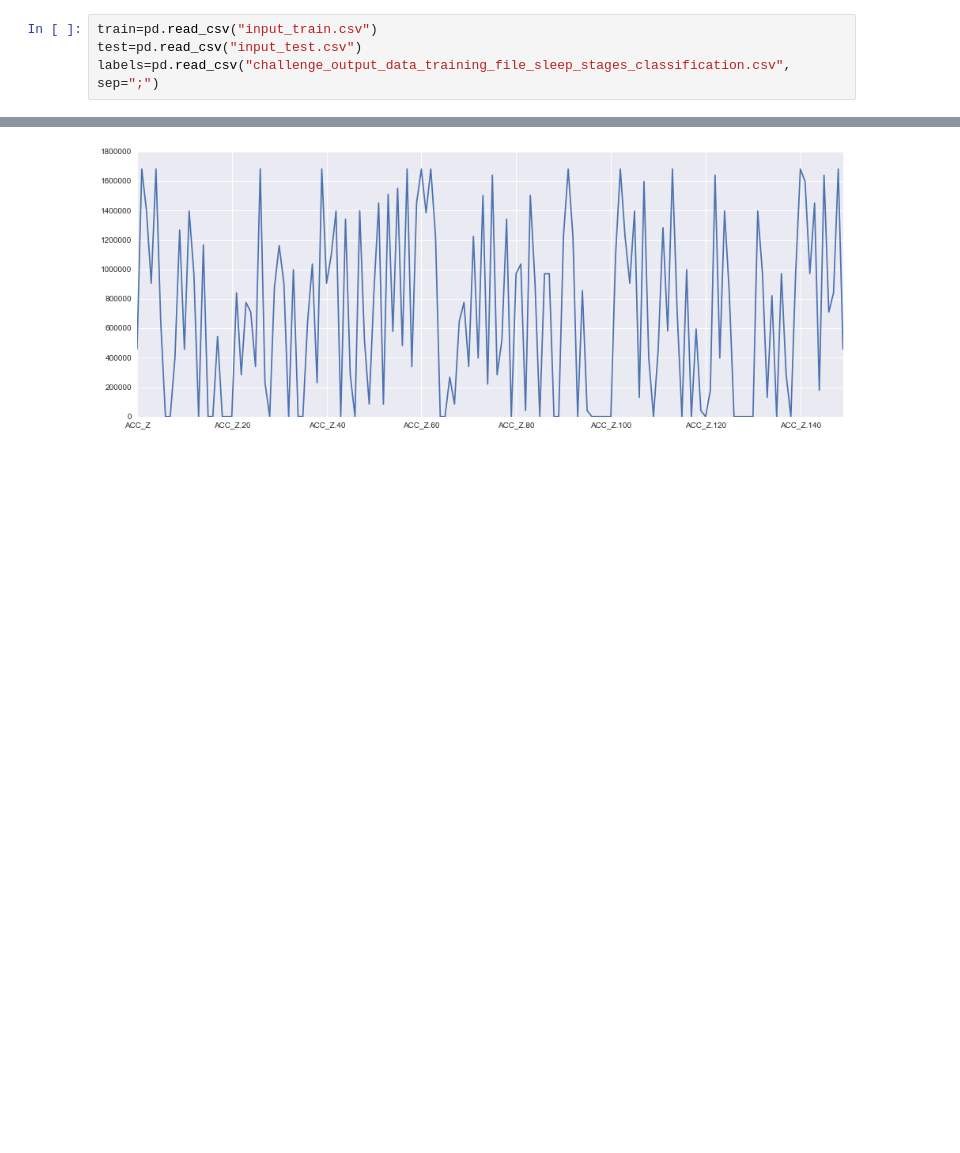
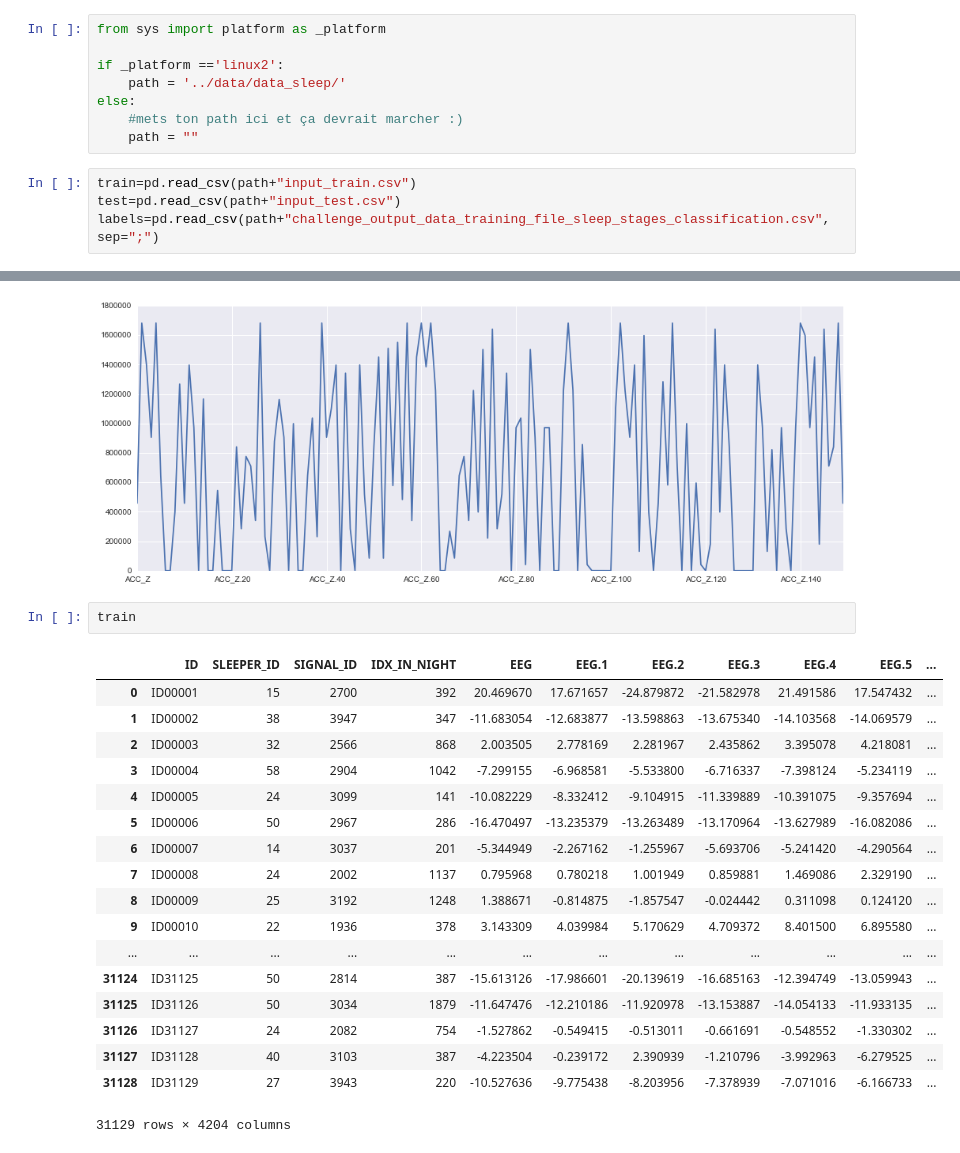
Before and after one commit to sofcalca/sleep, a Jupyter notebook: Exploratory_file.ipynb, the cells around one changed output, grey strips where cells are left out. Cells and saved outputs as stored; diff of their text form; blank space fills up the shorter version.

Commit message:
paths

```diff
--- a/Exploratory_file.ipynb
+++ b/Exploratory_file.ipynb
@@ -3,10 +3,18 @@ import pandas as pd
 import matplotlib.pyplot as plt
 import seaborn as sns; sns.set()
 import numpy as np
+# %%
+from sys import platform as _platform
+
+if _platform =='linux2':
+    path = '../data/data_sleep/'
+else:
+    #mets ton path ici et ça devrait marcher :)
+    path = ""
 # %%
-train=pd.read_csv("input_train.csv")
-test=pd.read_csv("input_test.csv")
-labels=pd.read_csv("challenge_output_data_training_file_sleep_stages_classification.csv", sep=";")
+train=pd.read_csv(path+"input_train.csv")
+test=pd.read_csv(path+"input_test.csv")
+labels=pd.read_csv(path+"challenge_output_data_training_file_sleep_stages_classification.csv", sep=";")
 # %%
 labels=labels.set_index("ID")
 # %%
@@ -130,3 +138,24 @@ train.loc[0,train.columns.map(lambda x: x[:5]) == "ACC_Z"].plot(figsize=(16,6))
 # %% [output]
 <matplotlib.axes._subplots.AxesSubplot at 0x...>
 [figure]
+# %%
+train
+# %% [output]
+|  | ID | SLEEPER_ID | SIGNAL_ID | IDX_IN_NIGHT | EEG | EEG.1 | EEG.2 | EEG.3 | EEG.4 | EEG.5 | ... |
+| 0 | ID00001 | 15 | 2700 | 392 | 20.469670 | 17.671657 | -24.879872 | -21.582978 | 21.491586 | 17.547432 | ... |
+| 1 | ID00002 | 38 | 3947 | 347 | -11.683054 | -12.683877 | -13.598863 | -13.675340 | -14.103568 | -14.069579 | ... |
+| 2 | ID00003 | 32 | 2566 | 868 | 2.003505 | 2.778169 | 2.281967 | 2.435862 | 3.395078 | 4.218081 | ... |
+| 3 | ID00004 | 58 | 2904 | 1042 | -7.299155 | -6.968581 | -5.533800 | -6.716337 | -7.398124 | -5.234119 | ... |
+| 4 | ID00005 | 24 | 3099 | 141 | -10.082229 | -8.332412 | -9.104915 | -11.339889 | -10.391075 | -9.357694 | ... |
+| 5 | ID00006 | 50 | 2967 | 286 | -16.470497 | -13.235379 | -13.263489 | -13.170964 | -13.627989 | -16.082086 | ... |
+| 6 | ID00007 | 14 | 3037 | 201 | -5.344949 | -2.267162 | -1.255967 | -5.693706 | -5.241420 | -4.290564 | ... |
+| 7 | ID00008 | 24 | 2002 | 1137 | 0.795968 | 0.780218 | 1.001949 | 0.859881 | 1.469086 | 2.329190 | ... |
+| 8 | ID00009 | 25 | 3192 | 1248 | 1.388671 | -0.814875 | -1.857547 | -0.024442 | 0.311098 | 0.124120 | ... |
+| 9 | ID00010 | 22 | 1936 | 378 | 3.143309 | 4.039984 | 5.170629 | 4.709372 | 8.401500 | 6.895580 | ... |
+| ... | ... | ... | ... | ... | ... | ... | ... | ... | ... | ... | ... |
+| 31124 | ID31125 | 50 | 2814 | 387 | -15.613126 | -17.986601 | -20.139619 | -16.685163 | -12.394749 | -13.059943 | ... |
+| 31125 | ID31126 | 50 | 3034 | 1879 | -11.647476 | -12.210186 | -11.920978 | -13.153887 | -14.054133 | -11.933135 | ... |
+| 31126 | ID31127 | 24 | 2082 | 754 | -1.527862 | -0.549415 | -0.513011 | -0.661691 | -0.548552 | -1.330302 | ... |
+| 31127 | ID31128 | 40 | 3103 | 387 | -4.223504 | -0.239172 | 2.390939 | -1.210796 | -3.992963 | -6.279525 | ... |
+| 31128 | ID31129 | 27 | 3943 | 220 | -10.527636 | -9.775438 | -8.203956 | -7.378939 | -7.071016 | -6.166733 | ... |
+31129 rows × 4204 columns
```
